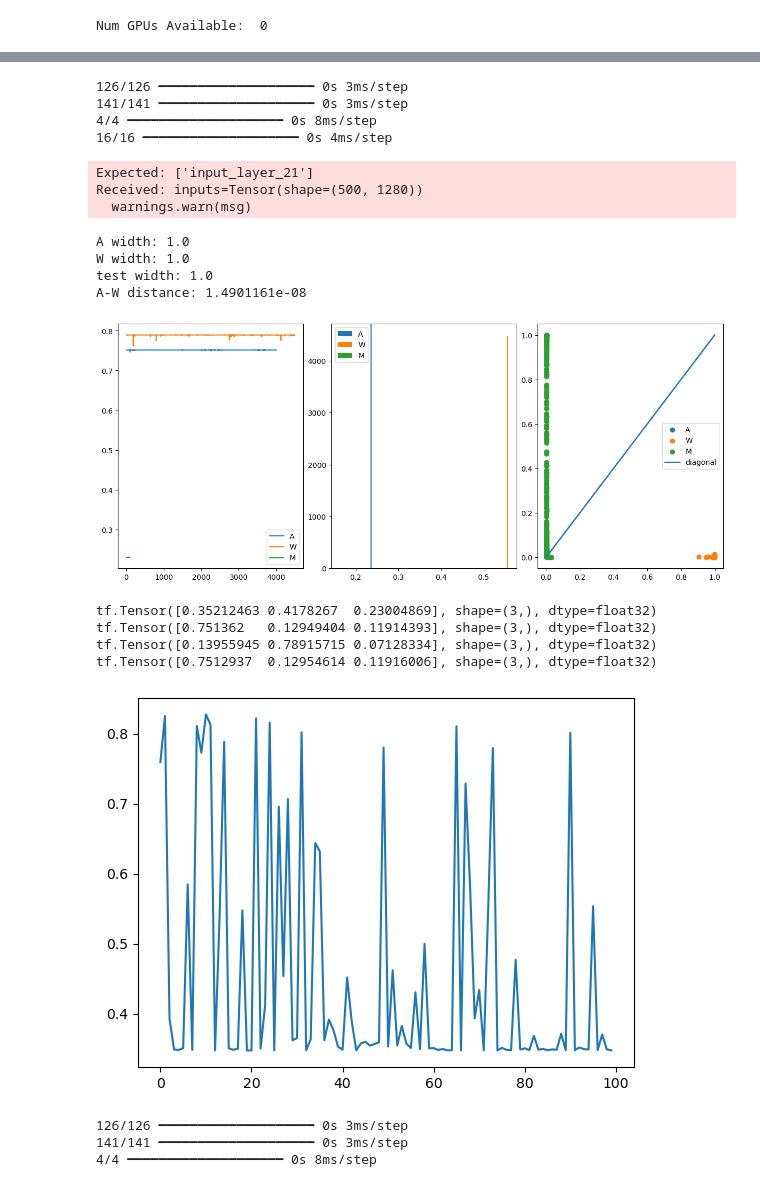
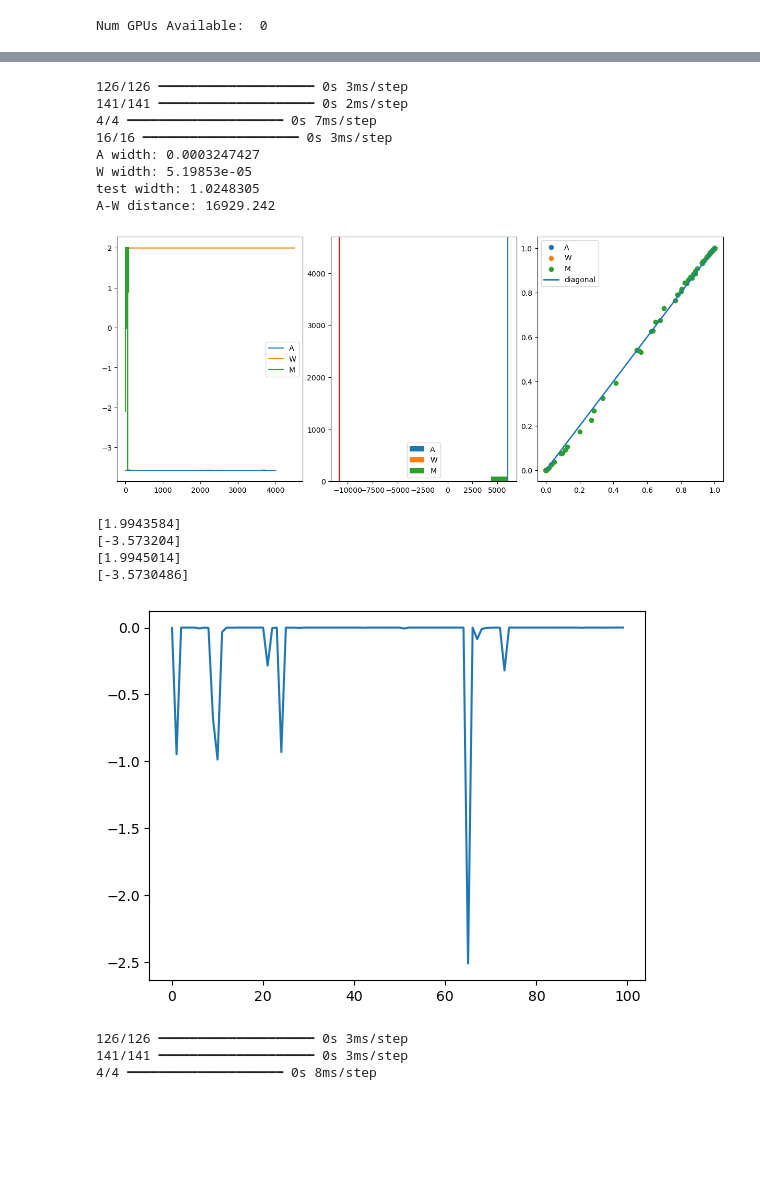
Before and after one commit to akalinow/RPi, a Jupyter notebook: FaceRecognition/FaceRecognition.ipynb, the cells around one changed output, grey strips where cells are left out. Cells and saved outputs as stored; diff of their text form; code cells hidden in the pictures; blank space fills up the shorter version.

```diff
--- a/FaceRecognition/FaceRecognition.ipynb
+++ b/FaceRecognition/FaceRecognition.ipynb
@@ -113,10 +129,10 @@ feature_extractor = keras.Model(
     outputs=[model.layers[-2].output],
 )
 
-response_A = tf.nn.softmax(model.predict(features_A))
-response_W =  tf.nn.softmax(model.predict(features_W))
-response_M =  tf.nn.softmax(model.predict(features_M))
-response_test =  tf.nn.softmax(model.predict(features_test))
+response_A = model.predict(features_A)
+response_W =  model.predict(features_W)
+response_M =  model.predict(features_M)
+response_test =  model.predict(features_test)
 
 features_2D_A = feature_extractor(features_A)[:,-2:]
 features_2D_W = feature_extractor(features_W)[:,-2:]
@@ -125,19 +141,19 @@ features_2D_M = feature_extractor(features_test)[:,-2:]
 fig, axes = plt.subplots(1,3,layout='constrained', figsize = (12,5))
 
 axes[0].plot(response_A[:,0], label="A")
-axes[0].plot(response_W[:,1], label="W")
-axes[0].plot(response_M[:,2], label="M")
+axes[0].plot(response_W[:,0], label="W")
+axes[0].plot(response_M[:,0], label="M")
 axes[0].legend();
 
-sigma_A = 1.0 #response_A.std()
-sigma_W = 1.0 #response_W.std()
-sigma_M = 1.0 #response_test.std()
+sigma_A = response_A.std()
+sigma_W = response_W.std()
+sigma_M = response_test.std()
 
 sigma = np.sqrt(sigma_A**2 + sigma_W**2)
 distance = np.mean(response_A/sigma) - np.mean(response_W/sigma)
 axes[1].hist(response_A[:,0]/sigma, label="A")
-axes[1].hist(response_W[:,1]/sigma, label="W")
-axes[1].hist(response_M[:,2]/sigma, label="M")
+axes[1].hist(response_W[:,0]/sigma, label="W")
+axes[1].hist(response_M[:,0]/sigma, label="M")
 axes[1].axvline(x=np.mean(response_A/sigma),color="red")
 axes[1].axvline(x=np.mean(response_W/sigma))
 axes[1].legend();
@@ -154,38 +170,35 @@ axes[2].plot([0,1], [0,1], lw=2, label="diagonal")
 axes[2].legend();
 # %% [output]
 126/126 ━━━━━━━━━━━━━━━━━━━━ 0s 3ms/step
-141/141 ━━━━━━━━━━━━━━━━━━━━ 0s 3ms/step
-4/4 ━━━━━━━━━━━━━━━━━━━━ 0s 8ms/step
-16/16 ━━━━━━━━━━━━━━━━━━━━ 0s 4ms/step
+141/141 ━━━━━━━━━━━━━━━━━━━━ 0s 2ms/step
+4/4 ━━━━━━━━━━━━━━━━━━━━ 0s 7ms/step
+16/16 ━━━━━━━━━━━━━━━━━━━━ 0s 3ms/step
+A width: 0.0003247427
+W width: 5.19853e-05
+test width: 1.0248305
+A-W distance: 16929.242
-Expected: ['input_layer_21']
-Received: inputs=Tensor(shape=(500, 1280))
-  warnings.warn(msg)
-A width: 1.0
-W width: 1.0
-test width: 1.0
-A-W distance: 1.4901161e-08
-[figure, old version]
+[figure, new version]
 # %%
 v1 = response_W[:4000,:]
 v2 = response_A[:4000,:]
 
-v1 = response_W[:100,:]
+v1 = response_A[:100,:]
 v2 = response_test[:100,:]
 
-x = np.sum(v1*v2, axis=1)
+x = np.sum(v1-v2, axis=1)
 x /=  np.sqrt(np.sum(v1**2, axis=1))
 x /=  np.sqrt(np.sum(v2**2, axis=1))
 plt.plot(x)
 print(response_M[20,:])
 print(response_A[20,:])
 print(response_W[20,:])
 print(response_test[20,:])
 # %% [output]
-tf.Tensor([0.35212463 0.4178267  0.23004869], shape=(3,), dtype=float32)
-tf.Tensor([0.751362   0.12949404 0.11914393], shape=(3,), dtype=float32)
-tf.Tensor([0.13955945 0.78915715 0.07128334], shape=(3,), dtype=float32)
-tf.Tensor([0.7512937  0.12954614 0.11916006], shape=(3,), dtype=float32)
+[1.9943584]
+[-3.573204]
+[1.9945014]
+[-3.5730486]
-[figure, old version]
+[figure, new version]
 # %%
 last_layer = model.layers[-1]
 x = feature_extractor(features_A)[0:1,:].numpy()
```
Also changed, not shown: parts of 2 cells of this notebook, 5 other files.
